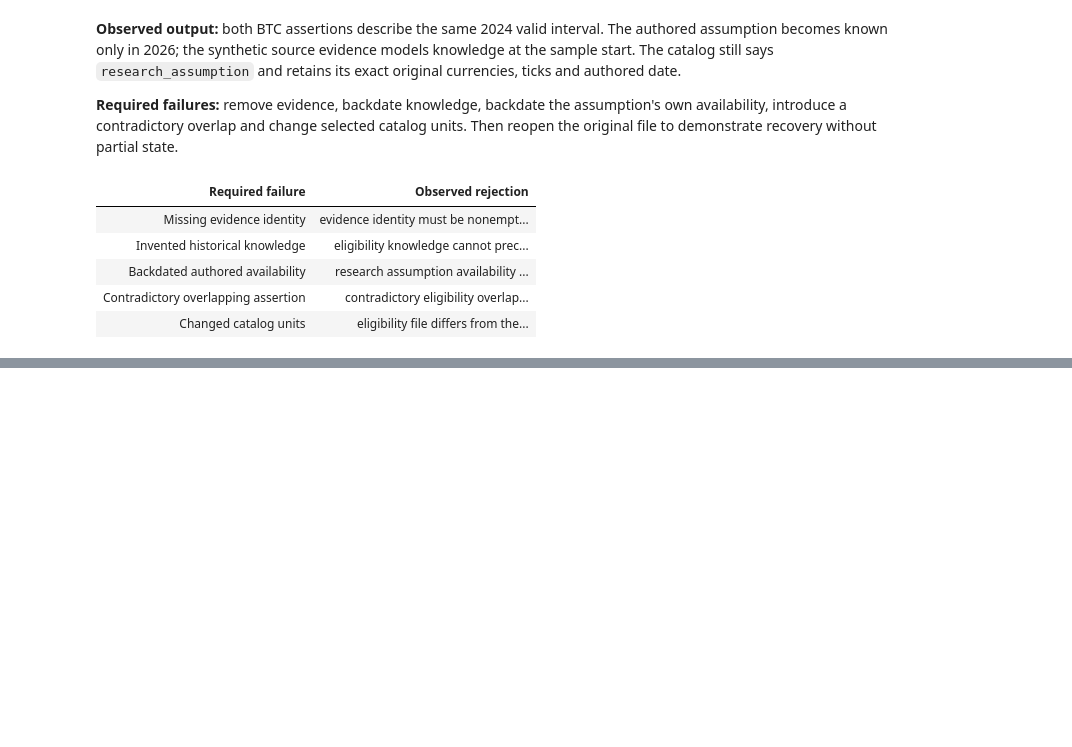
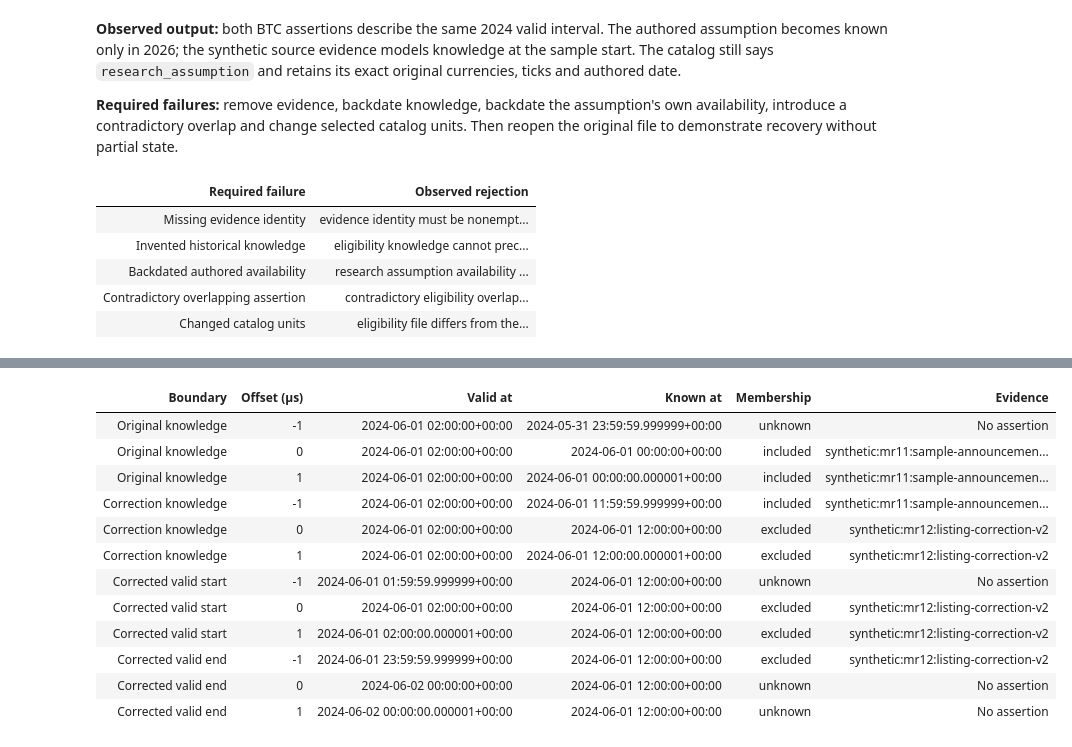
Before and after one commit to lixuanguang/alpha-research-lab-private, a Jupyter notebook: examples/research-foundations.ipynb, the cells around one changed output, grey strips where cells are left out. Drawn from its saved outputs; the diff is of its cells as text; code cells hidden in the pictures; blank space fills up the shorter version.

Commit message:
Record MR 12 installed acceptance and notebook evidence

```diff
--- a/examples/research-foundations.ipynb
+++ b/examples/research-foundations.ipynb
@@ -1167,0 +1181,90 @@ membership and append-only corrections; it is not implemented here.
+# %%
+# project library imports
+from alpha_research.data.eligibility import EligibilityAssertion
+from alpha_research.instrument_identity import InstrumentId
+
+mr12_history = EligibilityAssertions.read(
+    root / "tests/fixtures/mr12/eligibility.json", catalog=mr11_catalog
+)
+mr12_original, _, mr12_delisted, mr12_correction = mr12_history.assertions
+mr12_before = replace(mr12_history, schema_version="1", assertions=mr12_history.assertions[:-1])
+assert mr12_before.append(mr12_correction) == mr12_history
+assert codec.decode_json(codec.encode_json(mr12_history), EligibilityAssertions) == mr12_history
+mr12_tick = timedelta(microseconds=1)
+mr12_rows = []
+for label, boundary in (
+    ("Original knowledge", mr12_original.ts_knowledge),
+    ("Correction knowledge", mr12_correction.ts_knowledge),
+    ("Corrected valid start", mr12_correction.valid_from),
+    ("Corrected valid end", mr12_correction.valid_to),
+):
+    for offset in (-1, 0, 1):
+        valid_at = mr12_correction.valid_from
+        known_at = mr12_correction.ts_knowledge
+        if "knowledge" in label:
+            known_at = boundary + offset * mr12_tick
+        else:
+            valid_at = boundary + offset * mr12_tick
+        selected = mr12_history.select(
+            mr12_original.instrument_id, valid_at=valid_at, known_at=known_at
+        )
+        if "knowledge" in label:
+            expected = (
+                "unknown"
+                if known_at < mr12_original.ts_knowledge
+                else mr12_original
+                if known_at < mr12_correction.ts_knowledge
+                else mr12_correction
+            )
+        else:
+            expected = (
+                mr12_correction
+                if mr12_correction.valid_from <= valid_at < mr12_correction.valid_to
+                else "unknown"
+            )
+        assert selected == expected
+        mr12_rows.append(
+            (
+                label,
+                offset,
+                valid_at,
+                known_at,
+                selected.state if isinstance(selected, EligibilityAssertion) else selected,
+                selected.evidence.identity
+                if isinstance(selected, EligibilityAssertion)
+                else "No assertion",
+            )
+        )
+NotebookDisplay.show_table(
+    ("Boundary", "Offset (µs)", "Valid at", "Known at", "Membership", "Evidence"), mr12_rows
+)
+
+mr12_universe_rows = []
+for cutoff in (mr12_correction.ts_knowledge - mr12_tick, mr12_correction.ts_knowledge):
+    selected_members = []
+    for member in mr12_history.catalog.instruments:
+        selected = mr12_history.select(
+            member.instrument_id, valid_at=mr12_correction.valid_from, known_at=cutoff
+        )
+        if cutoff < mr12_correction.ts_knowledge:
+            assert selected == mr12_before.select(
+                member.instrument_id, valid_at=mr12_correction.valid_from, known_at=cutoff
+            )
+        if isinstance(selected, EligibilityAssertion) and selected.state == "included":
+            selected_members.append(member.symbol)
+    mr12_universe_rows.append((cutoff, selected_members))
+NotebookDisplay.show_table(("Knowledge cutoff", "Included universe at 02:00"), mr12_universe_rows)
+# %% [output]
+| Boundary | Offset (µs) | Valid at | Known at | Membership | Evidence |
+| Original knowledge | -1 | 2024-06-01 02:00:00+00:00 | 2024-05-31 23:59:59.999999+00:00 | unknown | No assertion |
+| Original knowledge | 0 | 2024-06-01 02:00:00+00:00 | 2024-06-01 00:00:00+00:00 | included | synthetic:mr11:sample-announcemen... |
+| Original knowledge | 1 | 2024-06-01 02:00:00+00:00 | 2024-06-01 00:00:00.000001+00:00 | included | synthetic:mr11:sample-announcemen... |
+| Correction knowledge | -1 | 2024-06-01 02:00:00+00:00 | 2024-06-01 11:59:59.999999+00:00 | included | synthetic:mr11:sample-announcemen... |
+| Correction knowledge | 0 | 2024-06-01 02:00:00+00:00 | 2024-06-01 12:00:00+00:00 | excluded | synthetic:mr12:listing-correction-v2 |
+| Correction knowledge | 1 | 2024-06-01 02:00:00+00:00 | 2024-06-01 12:00:00.000001+00:00 | excluded | synthetic:mr12:listing-correction-v2 |
+| Corrected valid start | -1 | 2024-06-01 01:59:59.999999+00:00 | 2024-06-01 12:00:00+00:00 | unknown | No assertion |
+| Corrected valid start | 0 | 2024-06-01 02:00:00+00:00 | 2024-06-01 12:00:00+00:00 | excluded | synthetic:mr12:listing-correction-v2 |
+| Corrected valid start | 1 | 2024-06-01 02:00:00.000001+00:00 | 2024-06-01 12:00:00+00:00 | excluded | synthetic:mr12:listing-correction-v2 |
+| Corrected valid end | -1 | 2024-06-01 23:59:59.999999+00:00 | 2024-06-01 12:00:00+00:00 | excluded | synthetic:mr12:listing-correction-v2 |
+| Corrected valid end | 0 | 2024-06-02 00:00:00+00:00 | 2024-06-01 12:00:00+00:00 | unknown | No assertion |
+| Corrected valid end | 1 | 2024-06-02 00:00:00.000001+00:00 | 2024-06-01 12:00:00+00:00 | unknown | No assertion |
```
Also changed, not shown: parts of 10 cells of this notebook, 4 other files.
